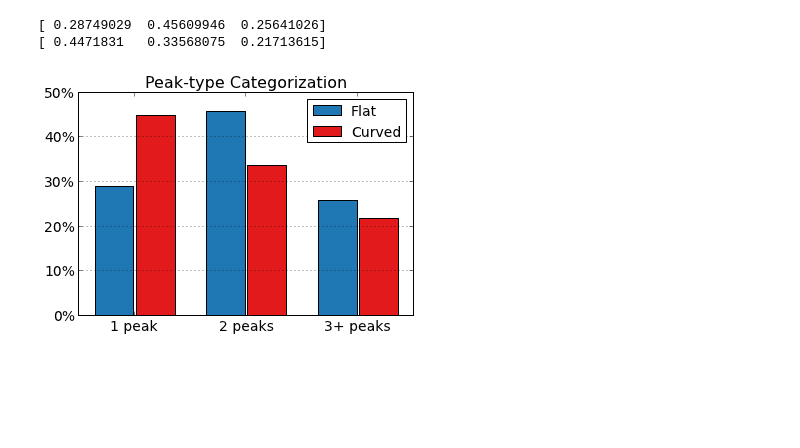
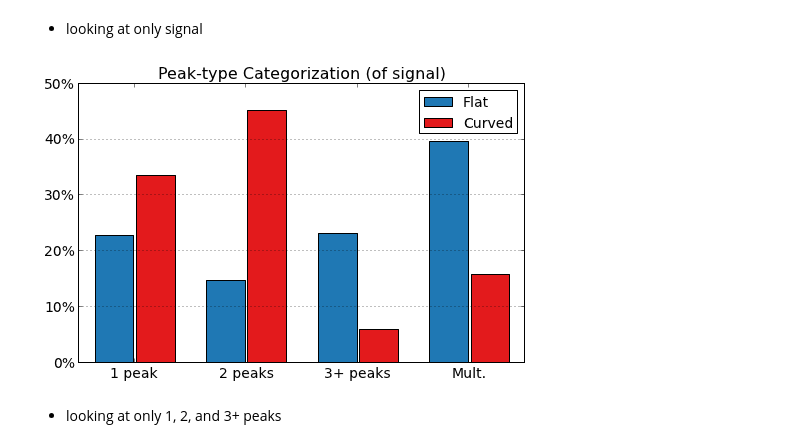
Before and after one commit to hilaryjoyce/smfs-data-analysis, a Jupyter notebook: oligomer distribution.ipynb, the cells around one changed output. Drawn from its saved outputs; the diff is of its cells as text; code cells hidden in the pictures; blank space fills up the shorter version.

```diff
--- a/oligomer distribution.ipynb
+++ b/oligomer distribution.ipynb
@@ -1,6 +1,4 @@
 # %%
-flat = [740., 1174., 660.]
-curved = [381., 286., 185.]
-names = ['1 peak', '2 peaks', '3+ peaks']
-namepos = asarray([1, 2, 3])
+ys = [0, 0.1, 0.2, 0.3, 0.4, 0.5, 0.6]
+per_ys = [('%d%%' % int(x*100)) for x in ys]
 cpool = ["#1F78B4", "#E31A1C", "#A6CEE3", "#FB9A99", "#7BCCC4", "#B2DF8A", "#33A02C", "#02818A", "#FF7F00", "#FDBF6F", "#CAB2D6", "#6A3D9A", "#BFD3E6", "#8C96C6"]
@@ -6,0 +36,8 @@ cpool = ["#1F78B4", "#E31A1C", "#A6CEE3", "#FB9A99", "#7BCCC4", "#B2DF8A", "#33A
+# %%
+N = 1000 # for both flat and curved
+categories = ['1 peak', '2 peaks', '3+ peaks', 'Mult.', 'None']
+catpos = arange(1,6)
+curved = asarray([160, 216, 28, 75, 58])
+flat = asarray([133, 86, 135, 232, 43])
+flat_percent = flat/float(sum(flat))
+curved_percent = curved/float(sum(curved))
@@ -7,24 +56,19 @@ cpool = ["#1F78B4", "#E31A1C", "#A6CEE3", "#FB9A99", "#7BCCC4", "#B2DF8A", "#33A
+# %% [markdown]
+- looking at only signal
 # %%
-flat_percent = flat/sum(flat)
-curved_percent = curved/sum(curved)
+flat_sig_percent = flat[0:4]/float(sum(flat[0:4]))
+curved_sig_percent = curved[0:4]/float(sum(curved[0:4]))
-# %%
-print flat_percent
-print curved_percent
-# %% [output]
-[ 0.28749029  0.45609946  0.25641026]
-[ 0.4471831   0.33568075  0.21713615]
-# %%
-ys = [0, 0.1, 0.2, 0.3, 0.4, 0.5]
-per_ys = [('%d%%' % int(x*100)) for x in ys]
 # %%
-figsize(6,4)
+figsize(8,5)
 grid(axis='y')
-bar(namepos+0.15, flat_percent, align='edge', width=0.348, color=cpool[0])
-bar(namepos+0.52, curved_percent, align='edge', width=0.348, color=cpool[1]);
-xticks(namepos+0.5, names, size=14)
-yticks(ys, per_ys, size=14)
+bar(catpos[0:4]+0.15, flat_sig_percent, align='edge', width=0.348, color=cpool[0])
+bar(catpos[0:4]+0.52, curved_sig_percent, align='edge', width=0.348, color=cpool[1]);
+xticks(catpos[0:4]+0.5, categories[0:4], size=14)
+yticks(ys[0:6], per_ys[0:6], size=14)
 legend(['Flat', 'Curved'], fontsize=14);
-title("Peak-type Categorization", size = 16);
-savefig("peak_categorization_barplot.pdf")
+title("Peak-type Categorization (of signal)", size = 16);
+savefig('Figures/ala_samples_peaks_signal.pdf')
 # %% [output]
-[figure, old version]
+[figure, new version]
+# %% [markdown]
+- looking at only 1, 2, and 3+ peaks
```
Also changed, not shown: parts of 6 cells of this notebook, 4 other files.
